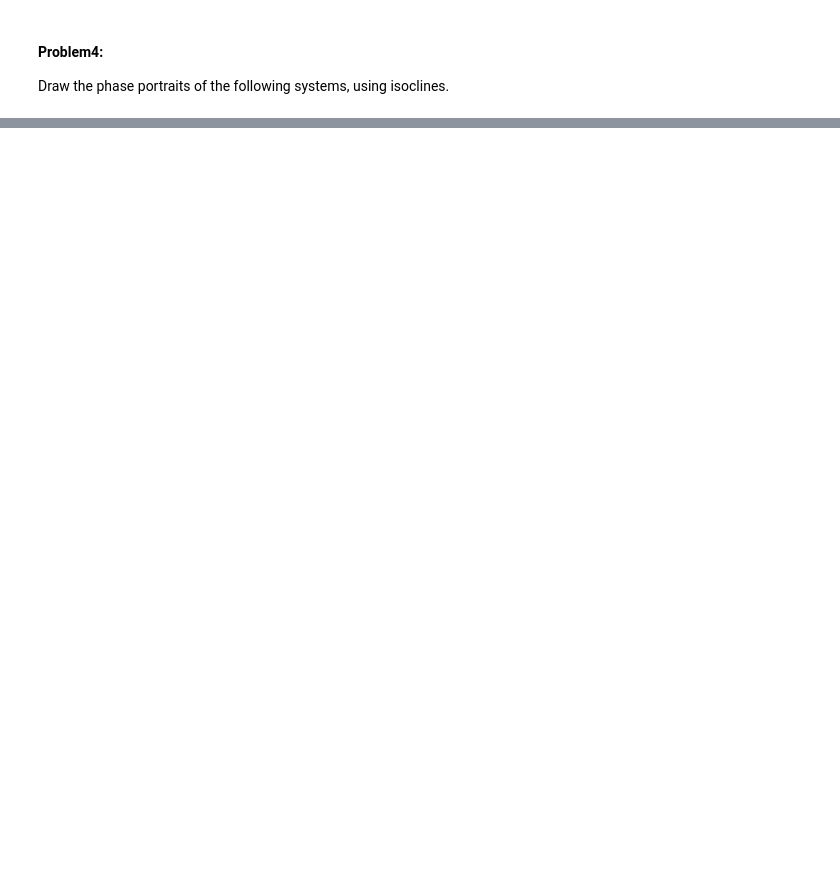
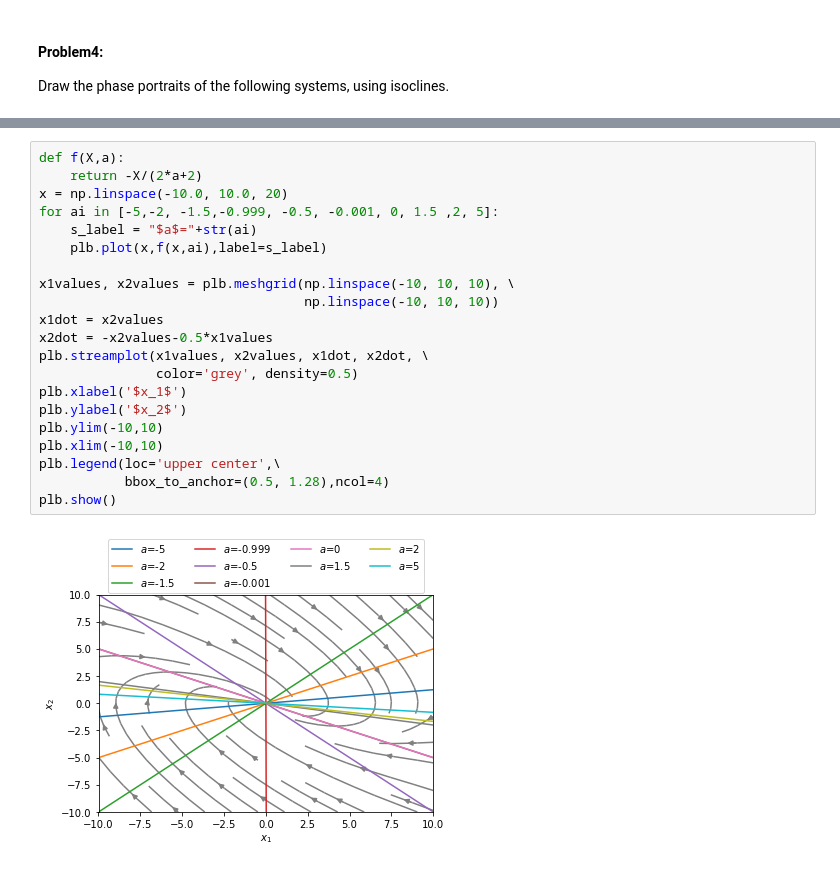
Before and after one commit to BoomAmplifier/NLS-HW, a Jupyter notebook: HW2.ipynb, the cells around one changed output, grey strips where cells are left out. Drawn from its saved outputs; the diff is of its cells as text; blank space fills up the shorter version.

```diff
--- a/HW2.ipynb
+++ b/HW2.ipynb
@@ -284,0 +342,23 @@ Draw the phase portraits of the following systems, using isoclines.
+# %%
+def f(X,a):
+    return -X/(2*a+2)
+x = np.linspace(-10.0, 10.0, 20)
+for ai in [-5,-2, -1.5,-0.999, -0.5, -0.001, 0, 1.5 ,2, 5]:
+    s_label = "$a$="+str(ai)
+    plb.plot(x,f(x,ai),label=s_label)
+
+x1values, x2values = plb.meshgrid(np.linspace(-10, 10, 10), \
+                                  np.linspace(-10, 10, 10))
+x1dot = x2values
+x2dot = -x2values-0.5*x1values
+plb.streamplot(x1values, x2values, x1dot, x2dot, \
+               color='grey', density=0.5)
+plb.xlabel('$x_1$')
+plb.ylabel('$x_2$')
+plb.ylim(-10,10)
+plb.xlim(-10,10)
+plb.legend(loc='upper center',\
+           bbox_to_anchor=(0.5, 1.28),ncol=4)
+plb.show()
+# %% [output]
+[figure, added]
```
Also changed, not shown: parts of 20 cells of this notebook, 1 other file.
